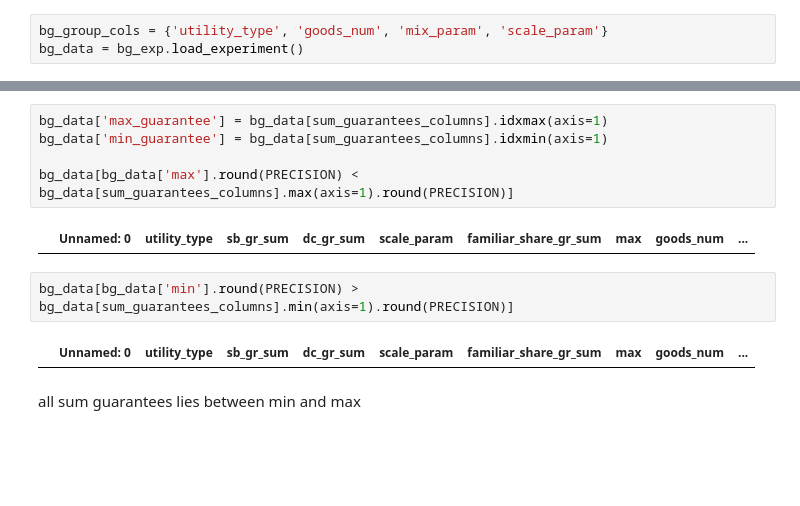
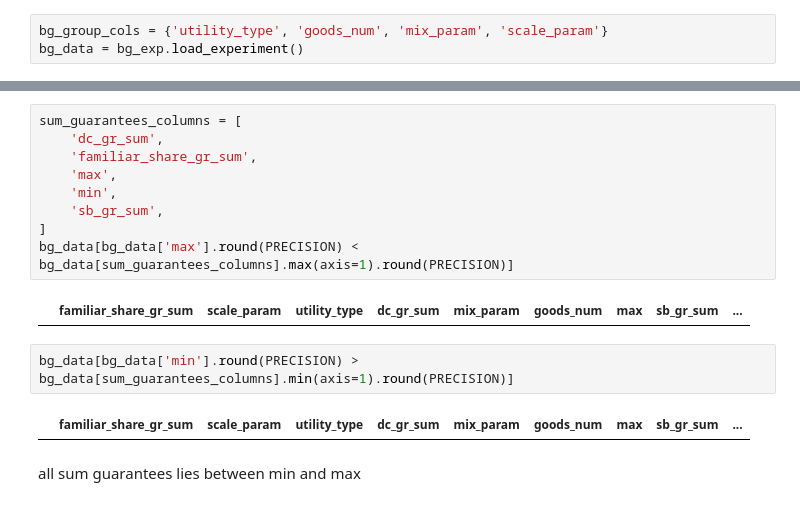
Before and after one commit to AdayevKP/fair_division_with_money, a Jupyter notebook: fair_division_with_money.ipynb, the cells around one changed output, grey strips where cells are left out. Saved outputs shown, nothing was run; the diff lists cells and outputs as text; blank space fills up the shorter version.

```diff
--- a/fair_division_with_money.ipynb
+++ b/fair_division_with_money.ipynb
@@ -149,15 +163,19 @@ for i in bg_r_data.index.droplevel('goods_num').unique():
 ... (36 outputs left out)
 # %%
-bg_data['max_guarantee'] = bg_data[sum_guarantees_columns].idxmax(axis=1)
-bg_data['min_guarantee'] = bg_data[sum_guarantees_columns].idxmin(axis=1)
-
+sum_guarantees_columns = [
+    'dc_gr_sum',
+    'familiar_share_gr_sum',
+    'max',
+    'min',
+    'sb_gr_sum',
+]
 bg_data[bg_data['max'].round(PRECISION) < bg_data[sum_guarantees_columns].max(axis=1).round(PRECISION)]
 # %% [output]
-|  | Unnamed: 0 | utility_type | sb_gr_sum | dc_gr_sum | scale_param | familiar_share_gr_sum | max | goods_num | ... |
+|  | familiar_share_gr_sum | scale_param | utility_type | dc_gr_sum | mix_param | goods_num | max | sb_gr_sum | ... |
 # %%
 bg_data[bg_data['min'].round(PRECISION) > bg_data[sum_guarantees_columns].min(axis=1).round(PRECISION)]
 # %% [output]
-|  | Unnamed: 0 | utility_type | sb_gr_sum | dc_gr_sum | scale_param | familiar_share_gr_sum | max | goods_num | ... |
+|  | familiar_share_gr_sum | scale_param | utility_type | dc_gr_sum | mix_param | goods_num | max | sb_gr_sum | ... |
 # %% [markdown]
 all sum guarantees lies between min and max
 # %% [markdown]
```
Also changed, not shown: parts of 8 cells of this notebook.
